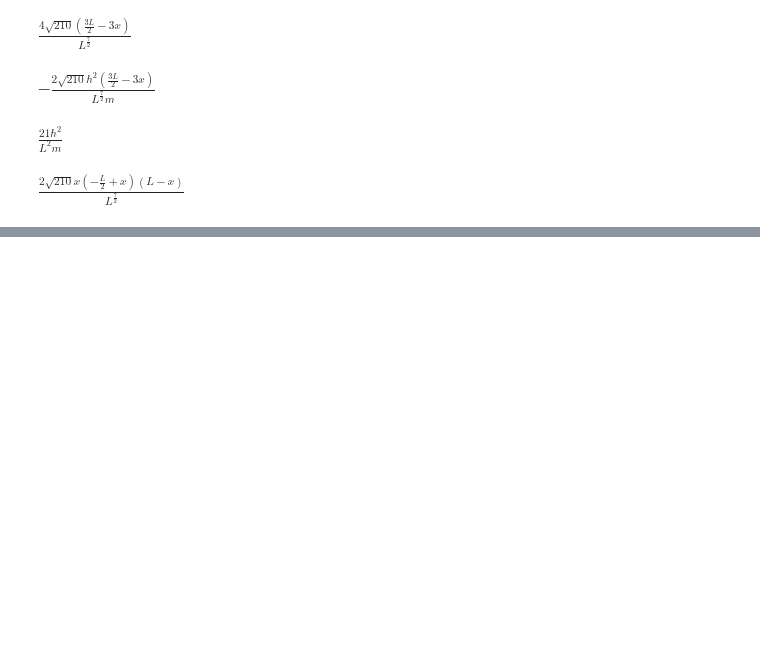
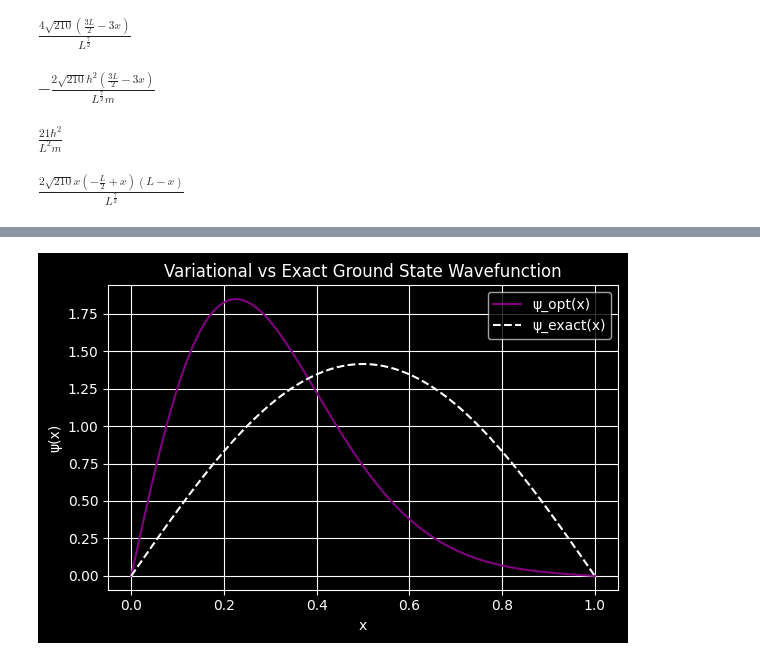
Before and after one commit to Aweymouth13/hwsolutions, a Jupyter notebook: Q_Computation_Morales/HW5/hw5.ipynb, the cells around one changed output, grey strips where cells are left out. Drawn from its saved outputs; the diff is of its cells as text; code cells hidden in the pictures; blank space fills up the shorter version.

```diff
--- a/Q_Computation_Morales/HW5/hw5.ipynb
+++ b/Q_Computation_Morales/HW5/hw5.ipynb
@@ -141,3 +141,93 @@ $\displaystyle \frac{4 \sqrt{210} \left(\frac{3 L}{2} - 3 x\right)}{L^{\frac{7}{
 $\displaystyle - \frac{2 \sqrt{210} \hbar^{2} \left(\frac{3 L}{2} - 3 x\right)}{L^{\frac{7}{2}} m}$
 $\displaystyle \frac{21 \hbar^{2}}{L^{2} m}$
 $\displaystyle \frac{2 \sqrt{210} x \left(- \frac{L}{2} + x\right) \left(L - x\right)}{L^{\frac{7}{2}}}$
+# %%
+N = 3
+c = sp.symbols(f'c0:{N}')
+cs = sp.symbols(f'c0:{N}_conj')
+
+H = sp.IndexedBase('H')
+ε = sp.Symbol('ε', real=True)
+
+#ε=⟨ψ|H|ψ⟩/⟨ψ|ψ⟩
+numerator = sum(cs[m] * H[m, n] * c[n] for m in range(N) for n in range(N))
+denominator = sum(cs[n] * c[n] for n in range(N))
+epsilon_expr = numerator / denominator
+
+
+#2a derivative w/respet to c*_j
+j = 1
+deriv = sp.diff(epsilon_expr, cs[j])
+deriv_cj = sp.diff(epsilon_expr, c[j])
+
+
+#symbolic basis functions φ_n(x)=sqrt(2/a)*sin(nπx/a)
+x, a, V0 = sp.symbols('x a V0', real=True, positive=True)
+def phi(n):
+    return sp.sqrt(2/a) * sp.sin(n * sp.pi * x / a)
+
+def Tmn(m):
+    n_val = m + 1
+    return 0.5 * (n_val**2 * pi**2)  #in units of ħ²/(ma²)
+
+def Vmn(m, n):
+    φm = phi(m+1)
+    φn = phi(n+1)
+    integrand = φm * V0 * x/a * φn
+    return sp.simplify(sp.integrate(integrand, (x, 0, a)))
+
+#full matrix
+N_num = 10
+Hmat = np.zeros((N_num, N_num))
+a_val = 1.0
+V0_val = 100.0
+
+for m in range(N_num):
+    for n in range(N_num):
+        if m == n:
+            T = 0.5 * ((m+1)**2 * sp.pi**2)
+        else:
+            T = 0
+        #V_mn analytically
+        if (m + n) % 2 == 1:
+            V = (2 * V0_val / sp.pi**2) * (1/((m+n+2)**2) - 1/((m-n)**2 if m != n else np.inf))
+        else:
+            V = 0.0
+        if m == n:
+            V += V0_val / 2
+        Hmat[m, n] = T + V
+
+#diagonalize
+eigvals, eigvecs = np.linalg.eigh(Hmat)
+ground_energy = eigvals[0]
+ground_state_vec = eigvecs[:, 0]
+
+exact_energy = 39.9819
+print(f'\nvariational bound on ground state energy: {ground_energy:.4f} ħ²/(ma²)')
+print(f'exact energy is {exact_energy} ħ²/(ma²)')
+delta = np.abs(ground_energy - exact_energy)
+print(f'The delta of the two is: {delta:.7f} ħ²/(ma²)')
+
+#plot optimized ψ(x)
+x_vals = np.linspace(0, 1, 500)
+psi_vals = np.zeros_like(x_vals)
+for n in range(N_num):
+    psi_vals += ground_state_vec[n] * np.sqrt(2) * np.sin((n+1)*np.pi*x_vals)
+
+norm = np.trapezoid(psi_vals**2, x_vals)
+print(f'numerical norm of ψ_opt = {norm:.6f}')
+
+#add exact ground state for comparison
+psi_exact = np.sqrt(2) * np.sin(np.pi * x_vals)
+
+plt.figure(figsize=(6,4))
+plt.plot(x_vals, psi_vals, label='ψ_opt(x)', color='purple')
+plt.plot(x_vals, psi_exact, label='ψ_exact(x)', color='white', linestyle='--')
+plt.title('Variational vs Exact Ground State Wavefunction')
+plt.xlabel('x')
+plt.ylabel('ψ(x)')
+plt.grid(True)
+plt.legend()
+plt.tight_layout()
+plt.show()
+# %% [output]
@@ -143,0 +238 @@ $\displaystyle \frac{2 \sqrt{210} x \left(- \frac{L}{2} + x\right) \left(L - x\r
+[figure, added]
```
Also changed, not shown: parts of 1 cell of this notebook.
